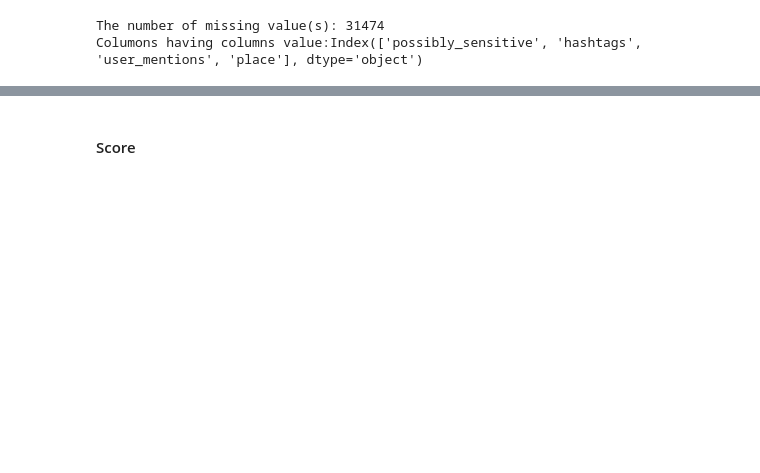
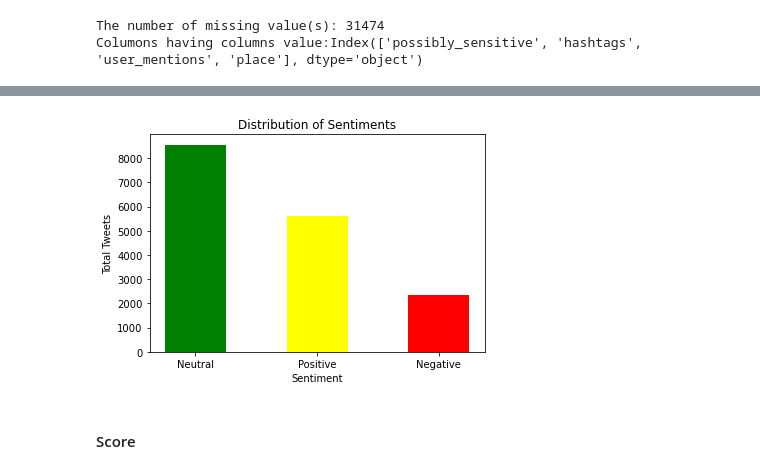
Before and after one commit to bkget/Twitter-Data-Analysis, a Jupyter notebook: Day2_task1.ipynb, the cells around one changed output, grey strips where cells are left out. Saved outputs shown, nothing was run; the diff lists cells and outputs as text; code cells hidden in the pictures; blank space fills up the shorter version.

```diff
--- a/Day2_task1.ipynb
+++ b/Day2_task1.ipynb
@@ -93,0 +287,3 @@ def text_category (polarity):
+# %%
+# Create dataframe for Count of Sentiment Categories
+bar_chart = tweets_df['Sentiment'].value_counts().rename_axis('Sentiment').to_frame('Total Tweets').reset_index()
@@ -94,2 +297,13 @@ def text_category (polarity):
+# %%
+x = bar_chart['Sentiment']
+y = bar_chart['Total Tweets']
+c = ["green", "yellow", "red"]
+plt.bar(x, y, width=0.5, color=c)
+plt.xlabel("Sentiment")
+plt.ylabel("Total Tweets")
+plt.title("Distribution of Sentiments")
+plt.show()
+# %% [output]
+[figure, added]
 # %% [markdown]
 #### Score
```
Also changed, not shown: parts of 42 cells of this notebook.
